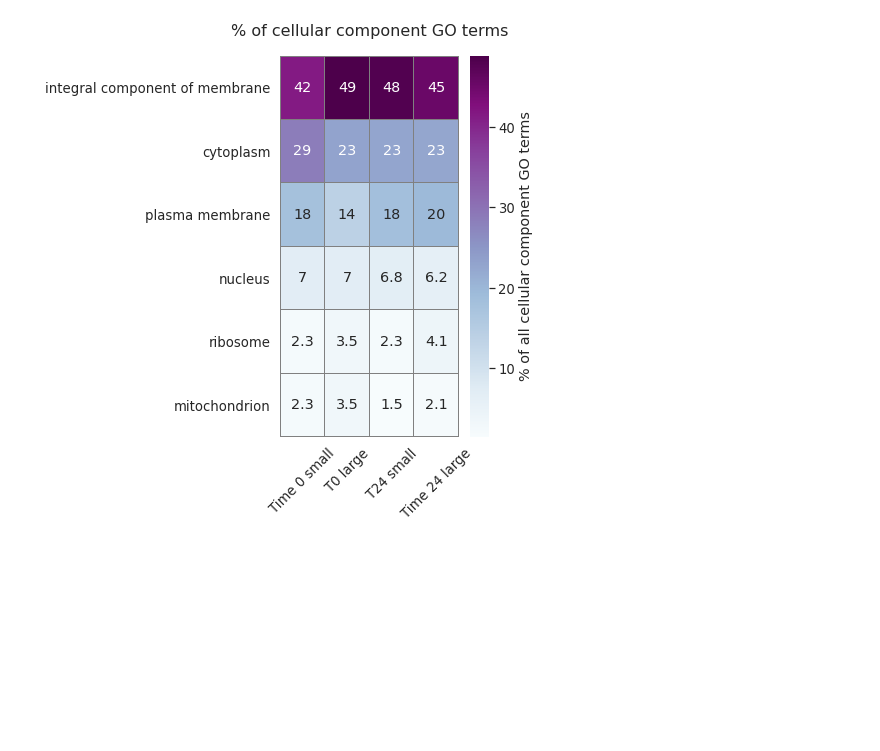
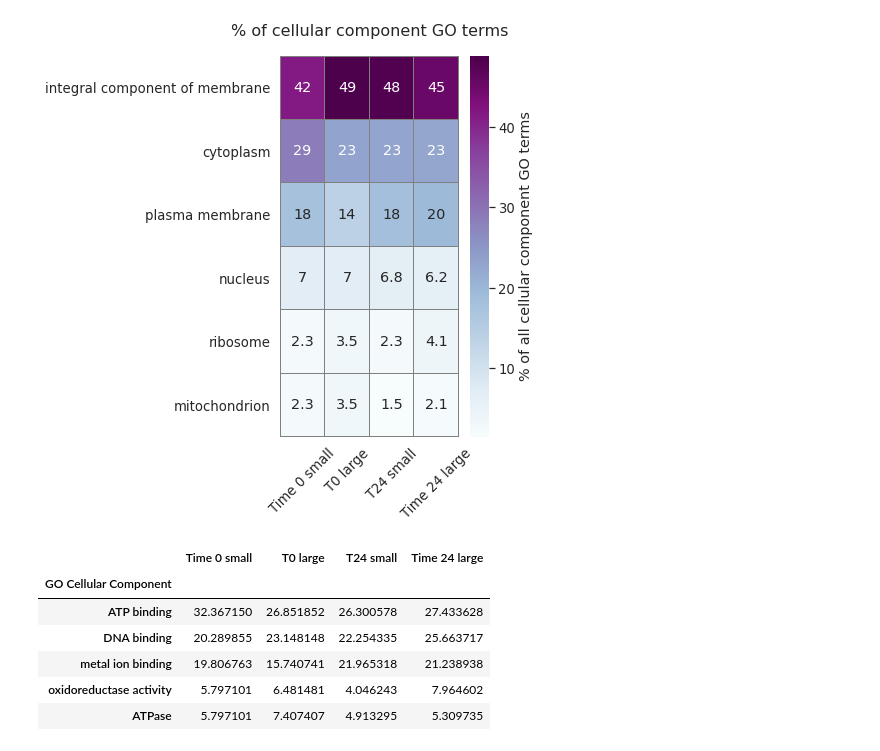
Before and after one commit to MeganEDuffy/amazon, a Jupyter notebook: notebooks/Trocas7_INCUBATIONS/GO-terms-CC.ipynb, the cells around one changed output. Cells and saved outputs as stored; diff of their text form; code cells hidden in the pictures; blank space fills up the shorter version.

```diff
--- a/notebooks/Trocas7_INCUBATIONS/GO-terms-CC.ipynb
+++ b/notebooks/Trocas7_INCUBATIONS/GO-terms-CC.ipynb
@@ -52,3 +52,18 @@ plt.title("% of cellular component GO terms", size = 16, pad = 20)
 # %% [output]
 Text(0.5, 1.0, '% of cellular component GO terms')
 [figure]
+# %%
+# rearranged and condensed the csv manually in Libre Calc
+# read in new csv:
+
+mf = pd.read_csv("/home/millieginty/Documents/git-repos/amazon/analyses/T7-incubations/unipept/GO/plotting/BY_MF_GO_sorted.csv", index_col=0)
+
+mf.head()
+# %% [output]
+|  | Time 0 small | T0 large | T24 small | Time 24 large |
+| GO Cellular Component |  |  |  |  |
+| ATP binding | 32.367150 | 26.851852 | 26.300578 | 27.433628 |
+| DNA binding | 20.289855 | 23.148148 | 22.254335 | 25.663717 |
+| metal ion binding | 19.806763 | 15.740741 | 21.965318 | 21.238938 |
+| oxidoreductase activity | 5.797101 | 6.481481 | 4.046243 | 7.964602 |
+| ATPase | 5.797101 | 7.407407 | 4.913295 | 5.309735 |
```
Also changed, not shown: parts of 1 cell of this notebook, 7 other files.
